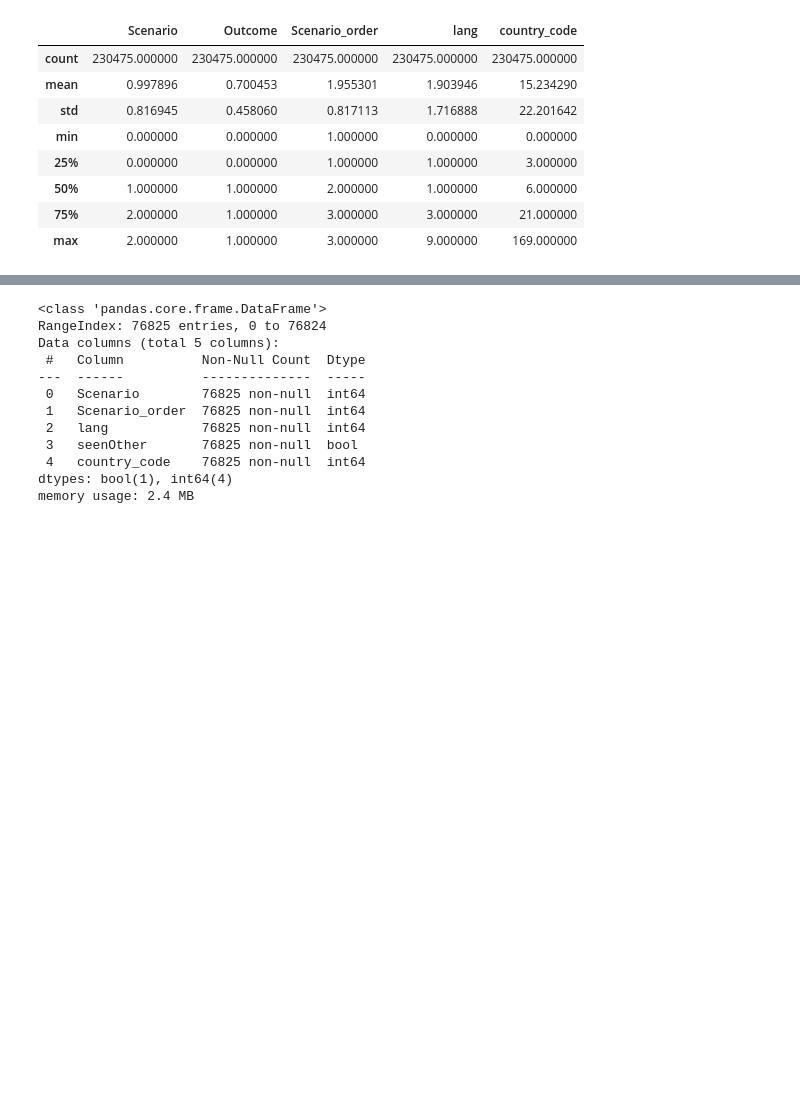
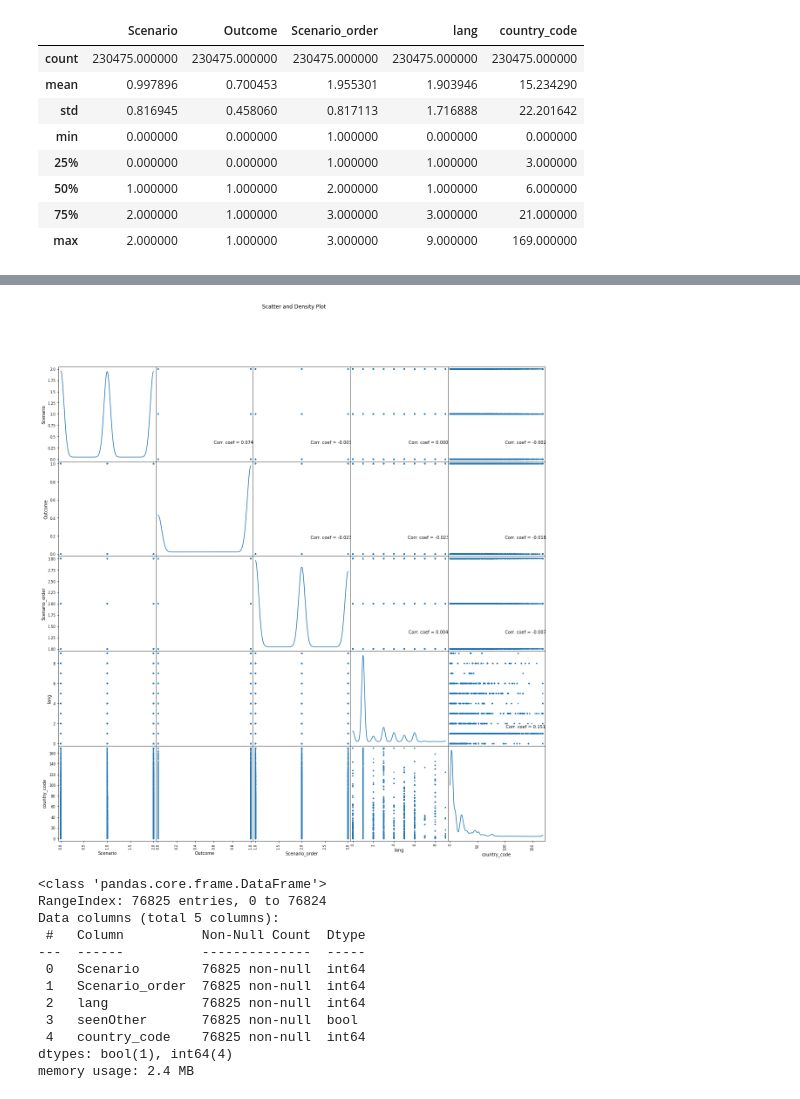
Before and after one commit to t0brig01/CSE696FinalProject, a Jupyter notebook: MoralNeuralNet.ipynb, the cells around one changed output, grey strips where cells are left out. Cells and saved outputs as stored; diff of their text form; code cells hidden in the pictures; blank space fills up the shorter version.

```diff
--- a/MoralNeuralNet.ipynb
+++ b/MoralNeuralNet.ipynb
@@ -22,3 +62,19 @@ TensorFlow version: 1.15.2
+# %%
+def plotScatterMatrix(df, plotSize, textSize):
+    df = df.select_dtypes(include =[np.number]) # keep only numerical columns
+    # Remove rows and columns that would lead to df being singular
+    df = df.dropna('columns')
+    df = df[[col for col in df if df[col].nunique() > 1]] # keep columns where there are more than 1 unique values
+    columnNames = list(df)
+    if len(columnNames) > 10: # reduce the number of columns for matrix inversion of kernel density plots
+        columnNames = columnNames[:10]
+    df = df[columnNames]
+    ax = pd.plotting.scatter_matrix(df, alpha=0.75, figsize=[plotSize, plotSize], diagonal='kde')
+    corrs = df.corr().values
+    for i, j in zip(*plt.np.triu_indices_from(ax, k = 1)):
+        ax[i, j].annotate('Corr. coef = %.3f' % corrs[i, j], (0.8, 0.2), xycoords='axes fraction', ha='center', va='center', size=textSize)
+    plt.suptitle('Scatter and Density Plot')
+    plt.show()
 # %% [markdown]
 # **Data Loading/Manipulation**
 # %%
@@ -110,3 +174,7 @@ filtered.describe()
+# %%
+plotScatterMatrix(filtered, 20, 10)
+# %% [output]
+[figure, added]
 # %%
 def create_dataset(X):
   Xs = X.drop(["UserID","Outcome"],axis = 1)
```
Also changed, not shown: parts of 7 cells of this notebook.
